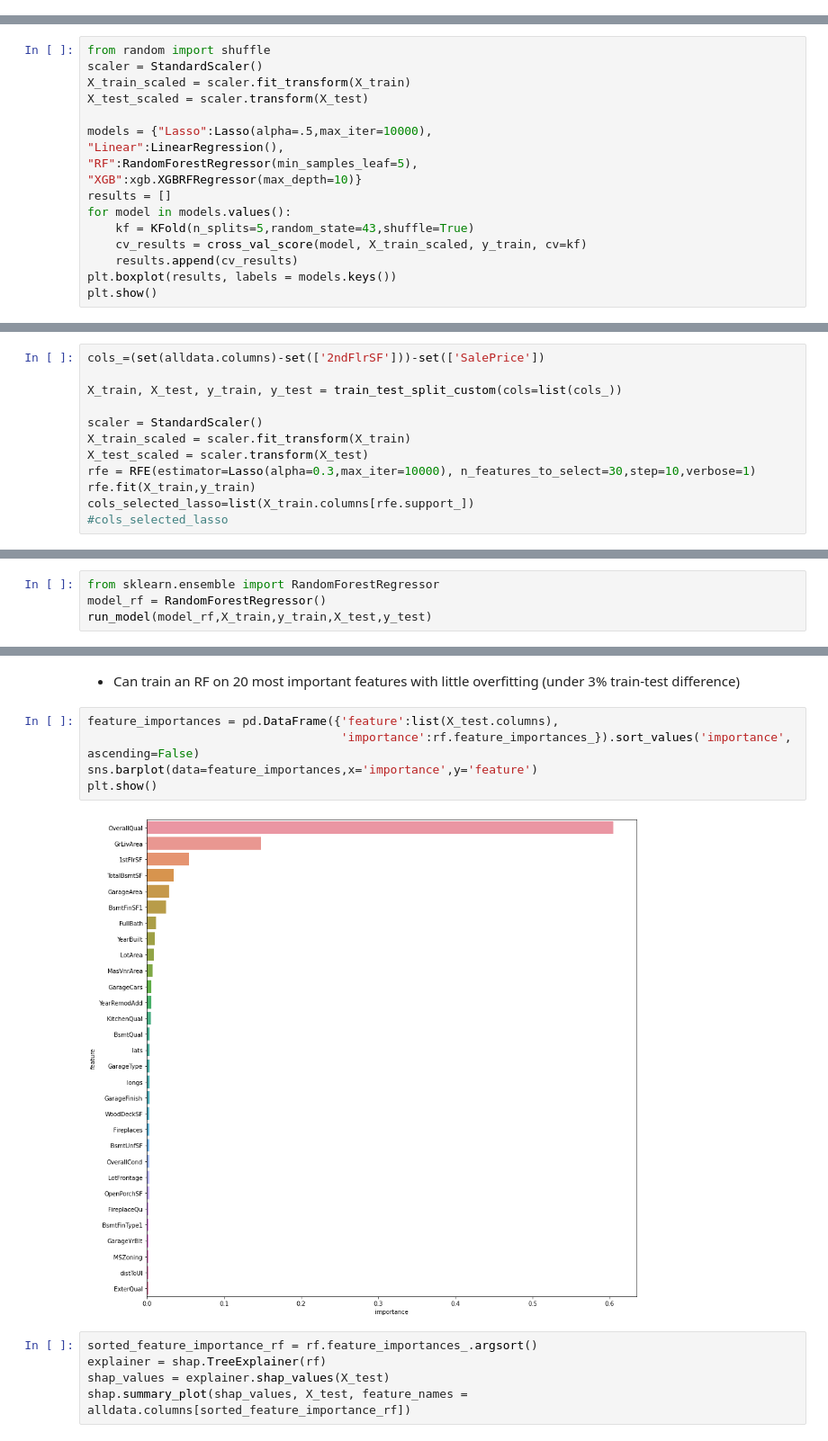
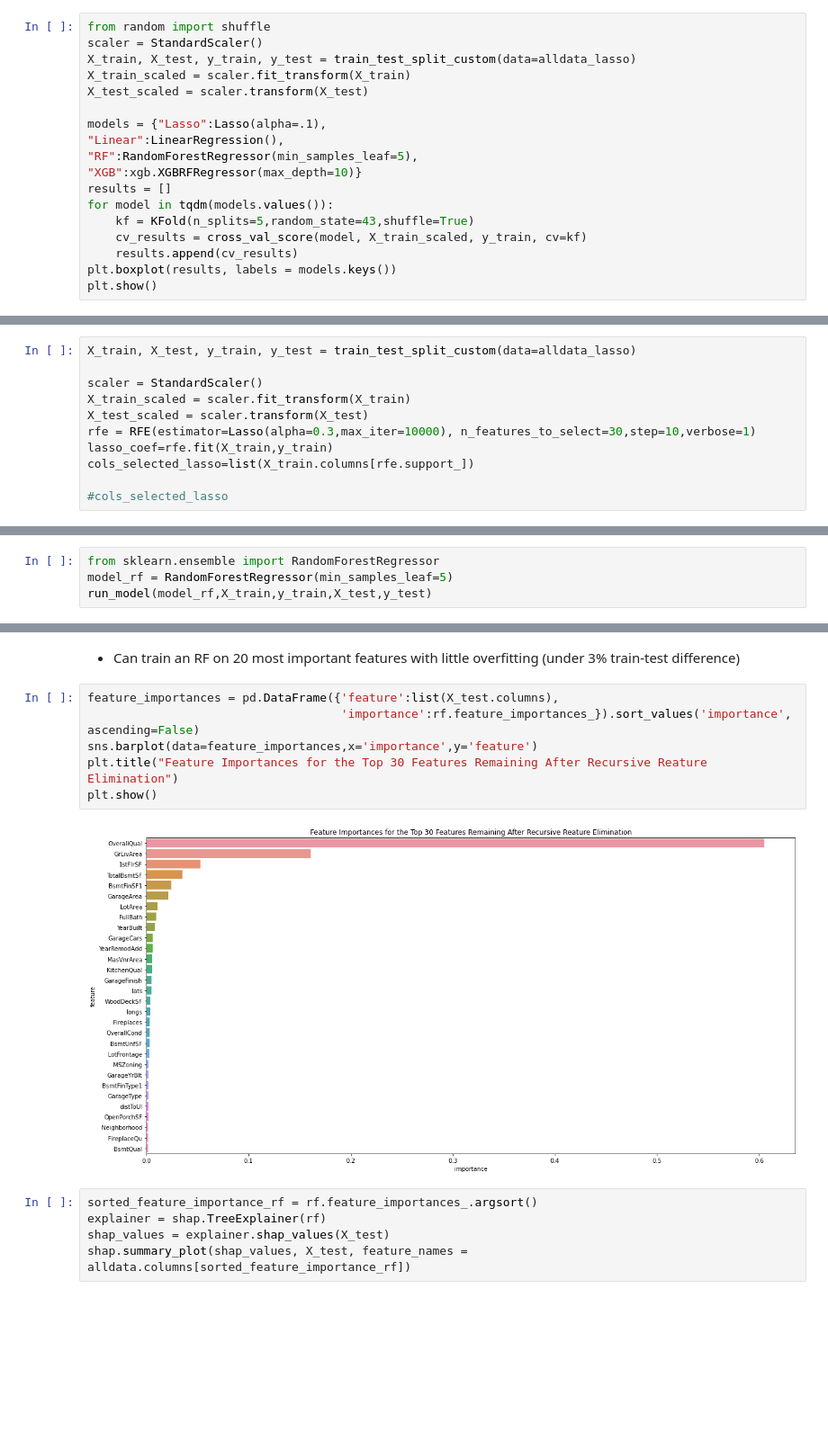
Before and after one commit to dapopov-st/housing-price-predictions, a Jupyter notebook: 002_initial_model_selection.ipynb, the cells around one changed output, grey strips where cells are left out. Shown at 90% size. Drawn from its saved outputs; the diff is of its cells as text; blank space fills up the shorter version.

```diff
--- a/002_initial_model_selection.ipynb
+++ b/002_initial_model_selection.ipynb
@@ -69,2 +72,20 @@ plt.rcParams["figure.figsize"] = (20, 10)
 # %% [markdown]
 # Initial Model Comparisons
+# %%
+from random import shuffle
+scaler = StandardScaler()
+X_train, X_test, y_train, y_test = train_test_split_custom(data=alldata_lasso)
+X_train_scaled = scaler.fit_transform(X_train)
+X_test_scaled = scaler.transform(X_test)
+
+models = {"Lasso":Lasso(alpha=.1),
+"Linear":LinearRegression(),
+"RF":RandomForestRegressor(min_samples_leaf=5),
+"XGB":xgb.XGBRFRegressor(max_depth=10)}
+results = []
+for model in tqdm(models.values()):
+    kf = KFold(n_splits=5,random_state=43,shuffle=True)
+    cv_results = cross_val_score(model, X_train_scaled, y_train, cv=kf)
+    results.append(cv_results)
+plt.boxplot(results, labels = models.keys())
+plt.show()
@@ -101,17 +116,0 @@ plt.show()
-# %%
-from random import shuffle
-scaler = StandardScaler()
-X_train_scaled = scaler.fit_transform(X_train)
-X_test_scaled = scaler.transform(X_test)
-
-models = {"Lasso":Lasso(alpha=.5,max_iter=10000),
-"Linear":LinearRegression(),
-"RF":RandomForestRegressor(min_samples_leaf=5),
-"XGB":xgb.XGBRFRegressor(max_depth=10)}
-results = []
-for model in models.values():
-    kf = KFold(n_splits=5,random_state=43,shuffle=True)
-    cv_results = cross_val_score(model, X_train_scaled, y_train, cv=kf)
-    results.append(cv_results)
-plt.boxplot(results, labels = models.keys())
-plt.show()
@@ -149,14 +146,13 @@ plt.show()
 # %% [output]
 [figure]
 # %%
-cols_=(set(alldata.columns)-set(['2ndFlrSF']))-set(['SalePrice'])
-
-X_train, X_test, y_train, y_test = train_test_split_custom(cols=list(cols_))
+X_train, X_test, y_train, y_test = train_test_split_custom(data=alldata_lasso)
 
 scaler = StandardScaler()
 X_train_scaled = scaler.fit_transform(X_train)
 X_test_scaled = scaler.transform(X_test)
 rfe = RFE(estimator=Lasso(alpha=0.3,max_iter=10000), n_features_to_select=30,step=10,verbose=1)
-rfe.fit(X_train,y_train)
+lasso_coef=rfe.fit(X_train,y_train)
 cols_selected_lasso=list(X_train.columns[rfe.support_])
+
 #cols_selected_lasso
@@ -182,6 +225,6 @@ def run_model(model,X_train,y_train,X_test,y_test):
     return model
 # %%
 from sklearn.ensemble import RandomForestRegressor
-model_rf = RandomForestRegressor()
+model_rf = RandomForestRegressor(min_samples_leaf=5)
 run_model(model_rf,X_train,y_train,X_test,y_test)
 # %% [output]
@@ -250,10 +299,11 @@ rf.score(X_test,y_test)
 # %%
 feature_importances = pd.DataFrame({'feature':list(X_test.columns),
                                     'importance':rf.feature_importances_}).sort_values('importance', ascending=False)
 sns.barplot(data=feature_importances,x='importance',y='feature')
+plt.title("Feature Importances for the Top 30 Features Remaining After Recursive Reature Elimination")
 plt.show()
 # %% [output]
-[figure, old version]
+[figure, new version]
 # %%
 sorted_feature_importance_rf = rf.feature_importances_.argsort()
 explainer = shap.TreeExplainer(rf)
```
Also changed, not shown: parts of 23 cells of this notebook, 1 other file.
